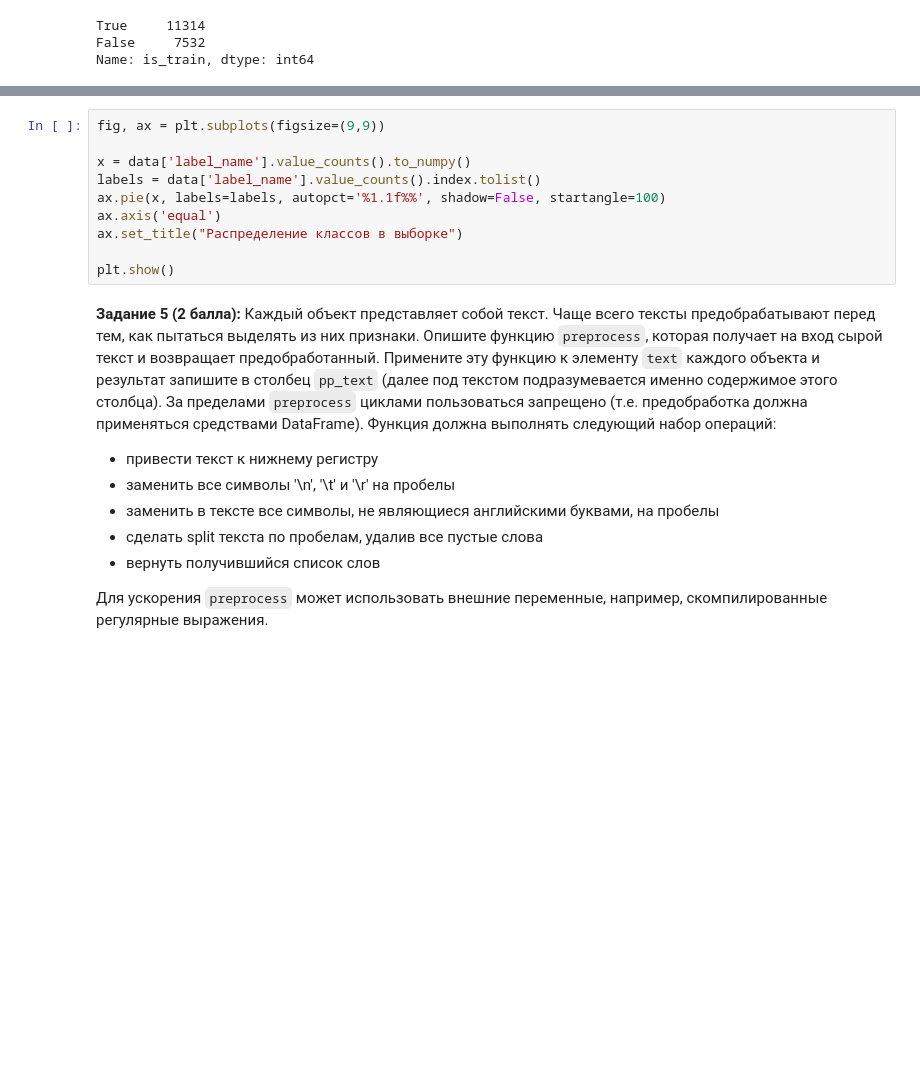
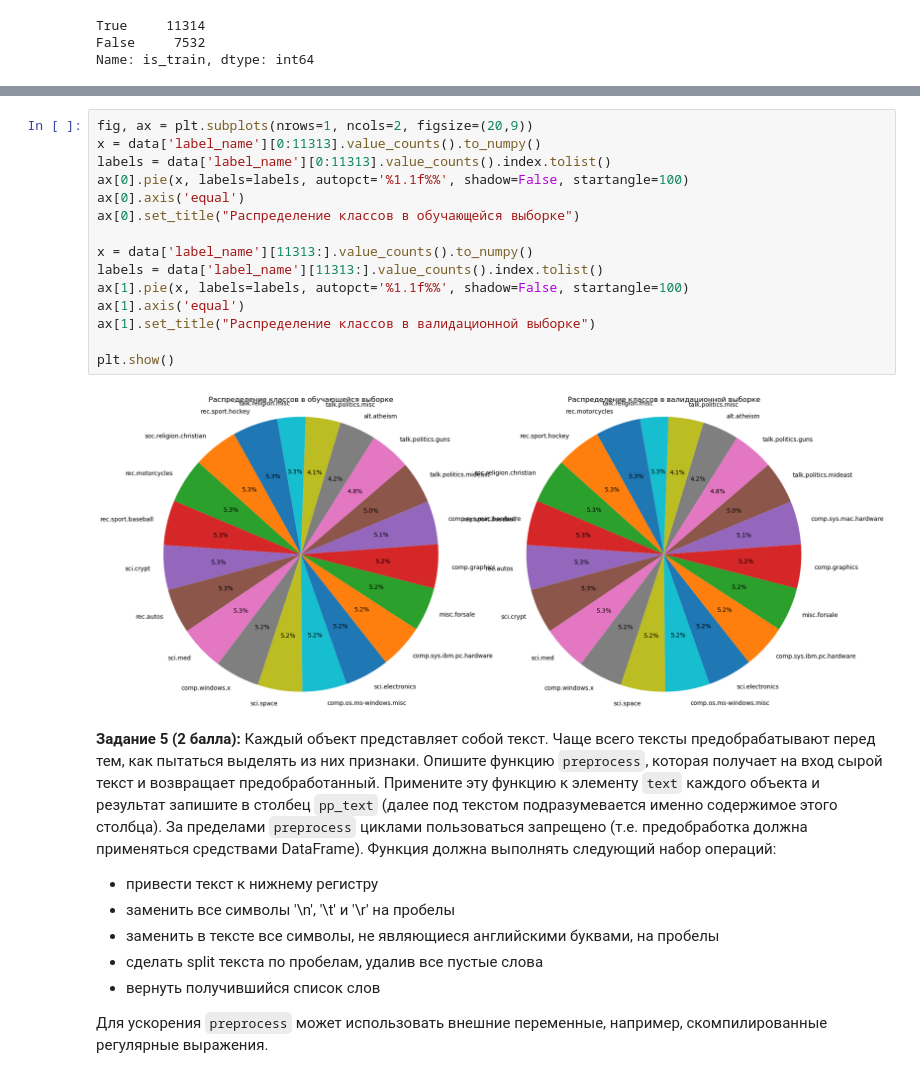
Before and after one commit to kreininmv/python, a Jupyter notebook: homework/03-data-ml.ipynb, the cells around one changed output, grey strips where cells are left out. Cells and saved outputs as stored; diff of their text form; blank space fills up the shorter version.

```diff
--- a/homework/03-data-ml.ipynb
+++ b/homework/03-data-ml.ipynb
@@ -153,13 +153,20 @@ plt.show()
 # %%
-fig, ax = plt.subplots(figsize=(9,9))
+fig, ax = plt.subplots(nrows=1, ncols=2, figsize=(20,9))
+x = data['label_name'][0:11313].value_counts().to_numpy()
+labels = data['label_name'][0:11313].value_counts().index.tolist()
+ax[0].pie(x, labels=labels, autopct='%1.1f%%', shadow=False, startangle=100)
+ax[0].axis('equal')
+ax[0].set_title("Распределение классов в обучающейся выборке")
 
-x = data['label_name'].value_counts().to_numpy()
-labels = data['label_name'].value_counts().index.tolist()
-ax.pie(x, labels=labels, autopct='%1.1f%%', shadow=False, startangle=100)
-ax.axis('equal')
-ax.set_title("Распределение классов в выборке")
+x = data['label_name'][11313:].value_counts().to_numpy()
+labels = data['label_name'][11313:].value_counts().index.tolist()
+ax[1].pie(x, labels=labels, autopct='%1.1f%%', shadow=False, startangle=100)
+ax[1].axis('equal')
+ax[1].set_title("Распределение классов в валидационной выборке")
 
 plt.show()
+# %% [output]
+[figure, added]
 # %% [markdown]
 __Задание 5 (2 балла):__ Каждый объект представляет собой текст. Чаще всего тексты предобрабатывают перед тем, как пытаться выделять из них признаки. Опишите функцию `preprocess`, которая получает на вход сырой текст и возвращает предобработанный. Примените эту функцию к элементу `text` каждого объекта и результат запишите в столбец `pp_text` (далее под текстом подразумевается именно содержимое этого столбца). За пределами `preprocess` циклами пользоваться запрещено (т.е. предобработка должна применяться средствами DataFrame). Функция должна выполнять следующий набор операций:
 
```
Also changed, not shown: parts of 12 cells of this notebook.
